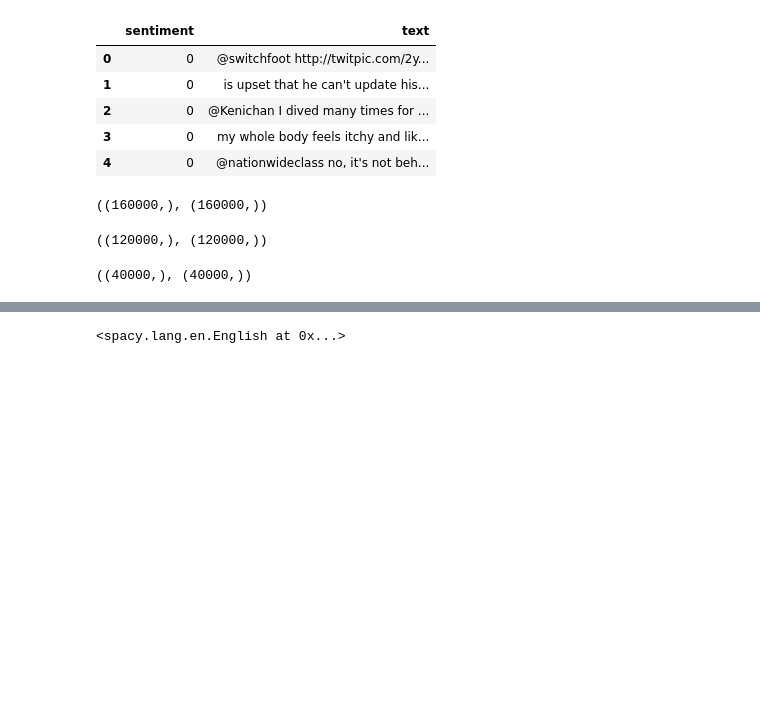
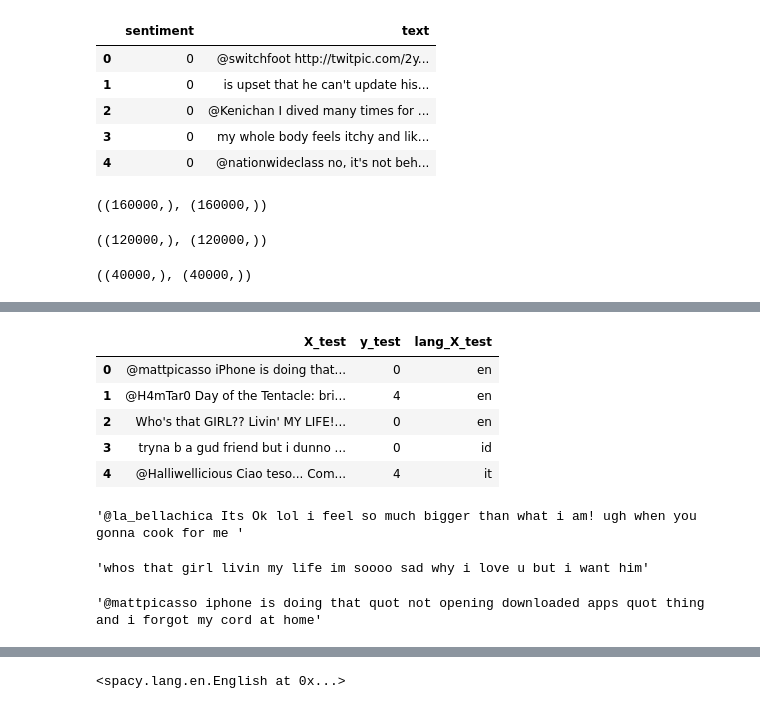
Before and after one commit to lavkushsingh31/NLP_Codes, a Jupyter notebook: Practice Udemy - Introduction to NLP IV.ipynb, the cells around one changed output, grey strips where cells are left out. Saved outputs shown, nothing was run; the diff lists cells and outputs as text; code cells hidden in the pictures; blank space fills up the shorter version.

```diff
--- a/Practice Udemy - Introduction to NLP IV.ipynb
+++ b/Practice Udemy - Introduction to NLP IV.ipynb
@@ -96,0 +131,2 @@ np.unique(y_test, return_counts=True)
+# %%
+lang_X_test = lang_detector(X_test)
@@ -96,0 +170,10 @@ np.unique(y_test, return_counts=True)
+# %%
+X_test_df = pd.DataFrame({'X_test': X_test, 'y_test': y_test, 'lang_X_test': lang_X_test})
+X_test_df.head()
+# %% [output]
+|  | X_test | y_test | lang_X_test |
+| 0 | @mattpicasso iPhone is doing that... | 0 | en |
+| 1 | @H4mTar0 Day of the Tentacle: bri... | 4 | en |
+| 2 | Who's that GIRL?? Livin' MY LIFE!... | 0 | en |
+| 3 | tryna b a gud friend but i dunno ... | 0 | id |
+| 4 | @Halliwellicious Ciao teso... Com... | 4 | it |
@@ -96,0 +183,8 @@ np.unique(y_test, return_counts=True)
+# %%
+X_train_df['X_train'][0]
+# %% [output]
+'@la_bellachica Its Ok lol i feel so much bigger than what i am! ugh when you gonna cook for me '
+# %%
+slugify(X_test_df['X_test'][2], to_lower = True, separator = ' ')
+# %% [output]
+'whos that girl livin my life im soooo sad why i love u but i want him'
@@ -96,0 +195,4 @@ np.unique(y_test, return_counts=True)
+# %%
+custom_slugify(X_test_df['X_test'][0])
+# %% [output]
+'@mattpicasso iphone is doing that quot not opening downloaded apps quot thing and i forgot my cord at home'
```
Also changed, not shown: parts of 56 cells of this notebook.
